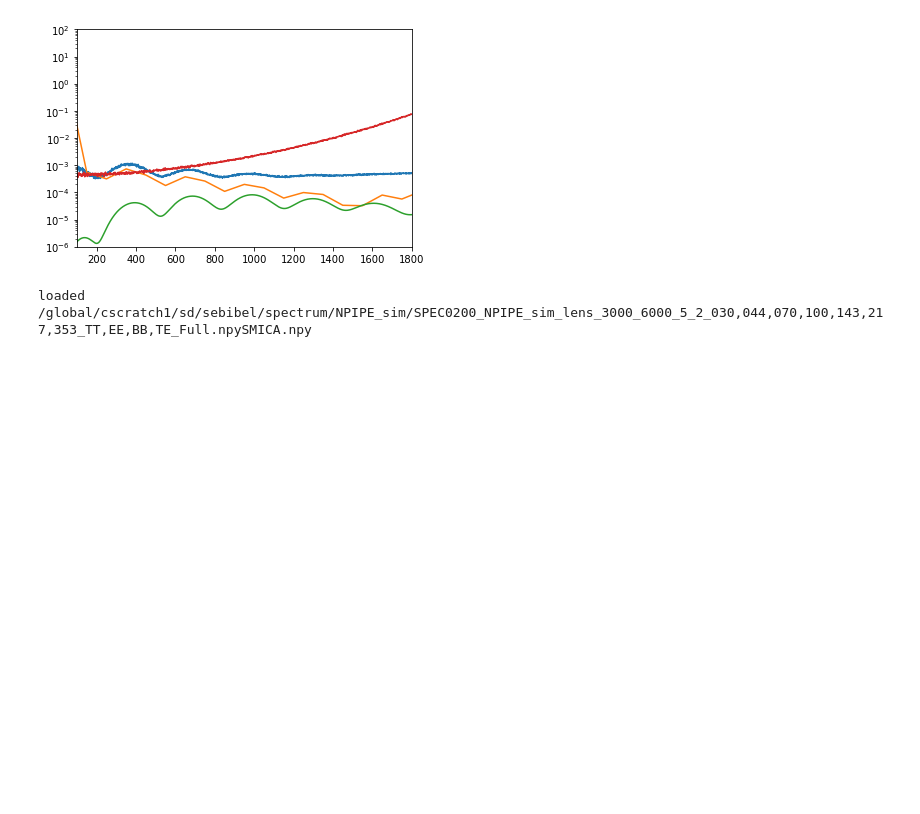
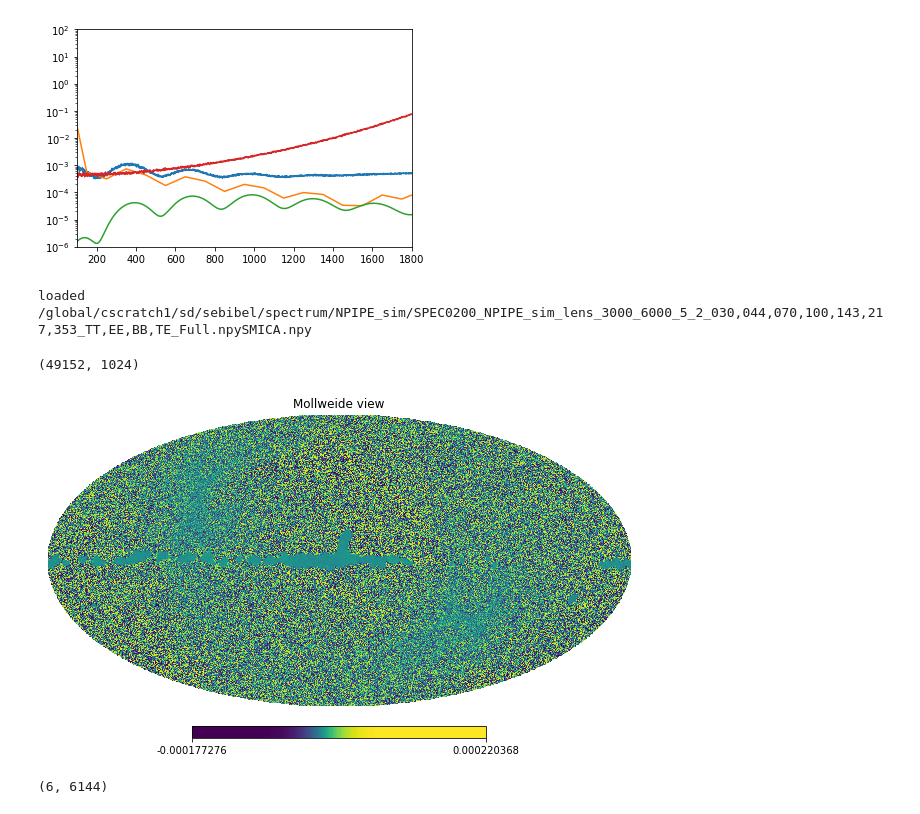
Before and after one commit to Sebastian-Belkner/component_separation, a Jupyter notebook: component_separation/Untitled.ipynb, the cells around one changed output. Cells and saved outputs as stored; diff of their text form; code cells hidden in the pictures; blank space fills up the shorter version.

```diff
--- a/component_separation/Untitled.ipynb
+++ b/component_separation/Untitled.ipynb
@@ -276,3 +112,15 @@ plt.yscale("log")
 # %%
 from astropy.io import fits
 hdul = fits.open("/global/cfs/cdirs/cmb/data/planck2018/pr3/cmbmaps/dx12_v3_smica_cmb_raw.fits")
+# %%
+print(hdul[1].data.field(1).shape)
+hdul[1].header
+i = hdul[1].data.field(0).reshape(-1)
+q = hdul[1].data.field(1).reshape(-1)
+u = hdul[1].data.field(2).reshape(-1)
+# %% [output]
+(49152, 1024)
+# %%
+hp.mollview(q,norm='hist')
+# %% [output]
+[figure, added]
@@ -278,0 +129,4 @@ hdul = fits.open("/global/cfs/cdirs/cmb/data/planck2018/pr3/cmbmaps/dx12_v3_smic
+# %%
+print(cmb_spec_in.shape)
+# %% [output]
+(6, 6144)
```
Also changed, not shown: parts of 8 cells of this notebook, 2 other files.
